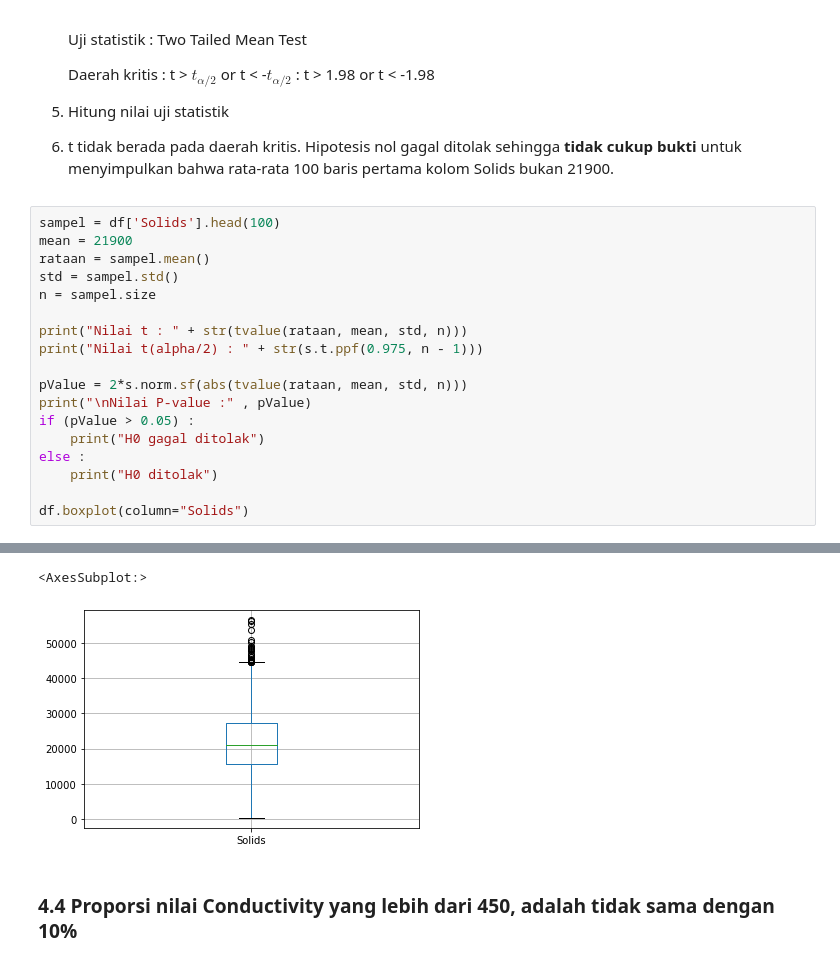
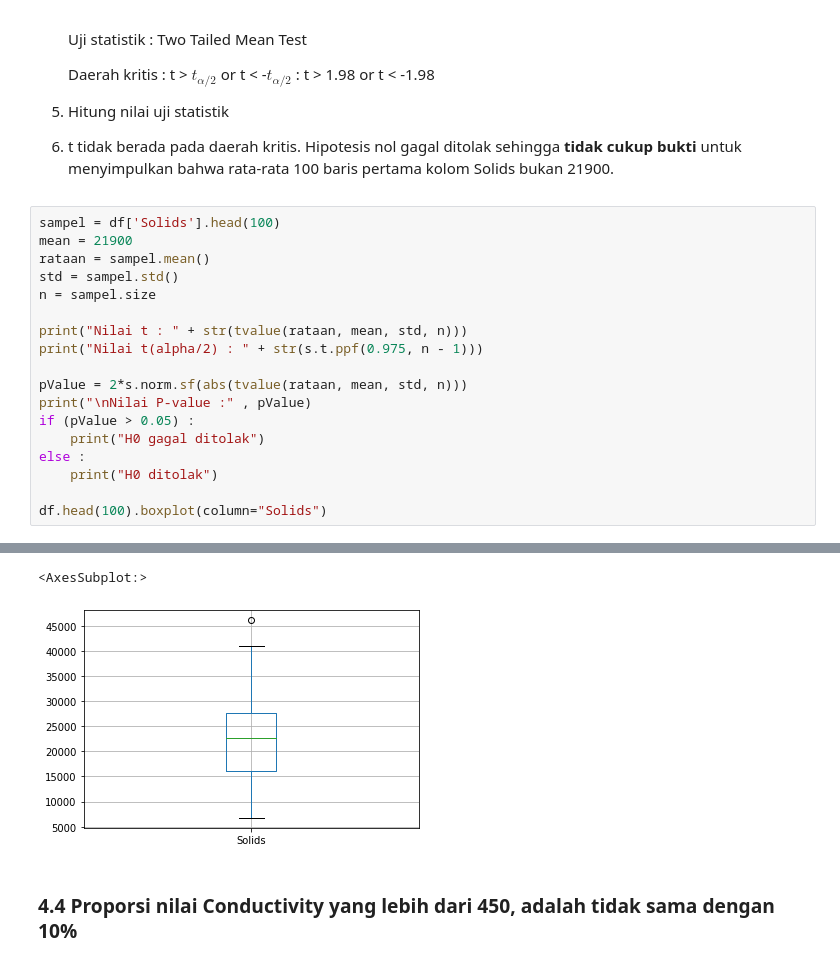
Before and after one commit to loopfree/Tubes-Probstat, a Jupyter notebook: K02-T1-IF2220-13520059.ipynb, the cells around one changed output, grey strips where cells are left out. Cells and saved outputs as stored; diff of their text form.

```diff
--- a/K02-T1-IF2220-13520059.ipynb
+++ b/K02-T1-IF2220-13520059.ipynb
@@ -1192,5 +1192,5 @@ if (pValue > 0.05) :
 else :
     print("H0 ditolak")
 
-df.boxplot(column="Solids")
+df.head(100).boxplot(column="Solids")
 # %% [output]
@@ -1201,6 +1201,6 @@ Nilai P-value : 0.5729720864655207
 H0 gagal ditolak
 <AxesSubplot:>
-[figure, old version]
+[figure, new version]
 # %% [markdown]
 <h3> 4.4 Proporsi nilai Conductivity yang lebih dari 450, adalah tidak sama dengan 10% </h3>
 # %% [markdown]
```
Also changed, not shown: parts of 28 cells of this notebook.
